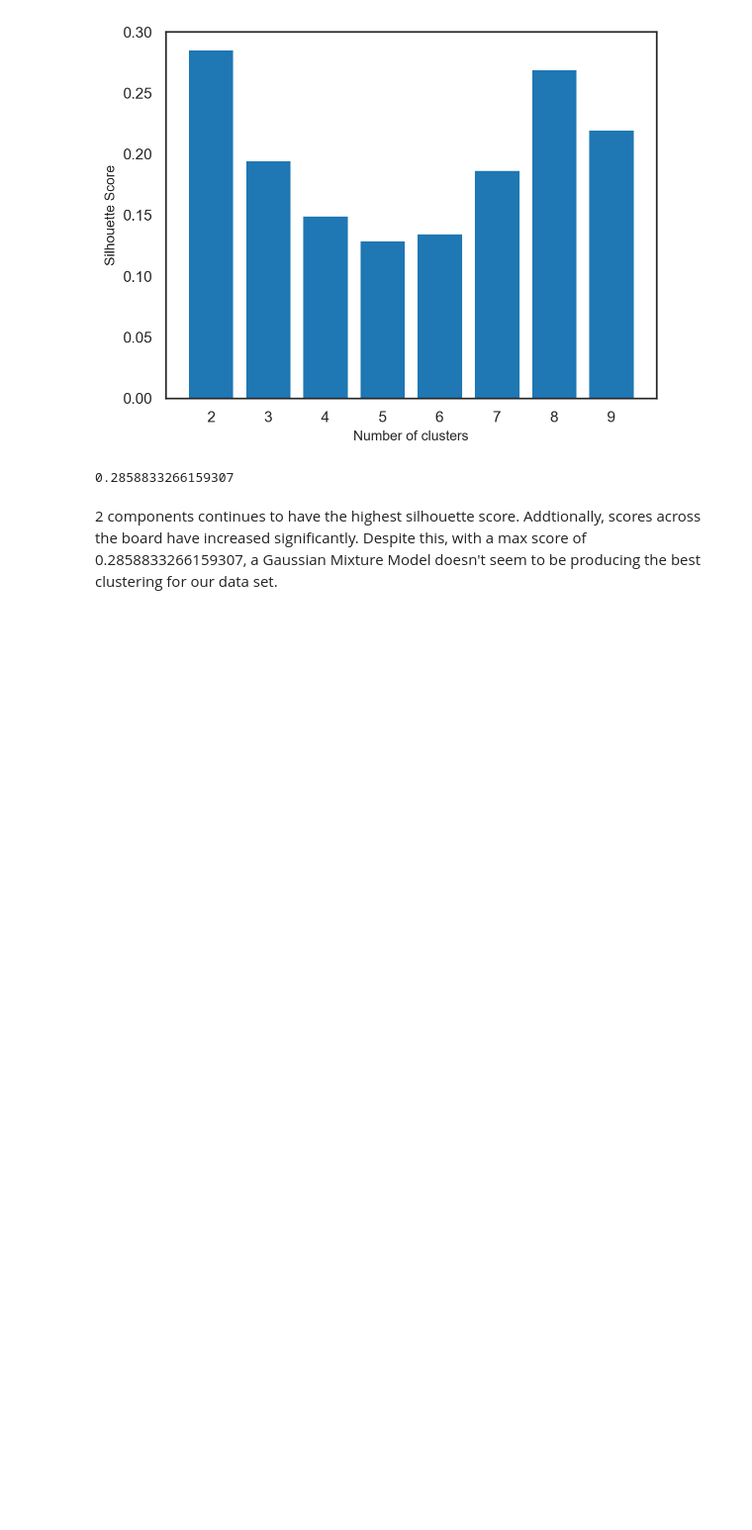
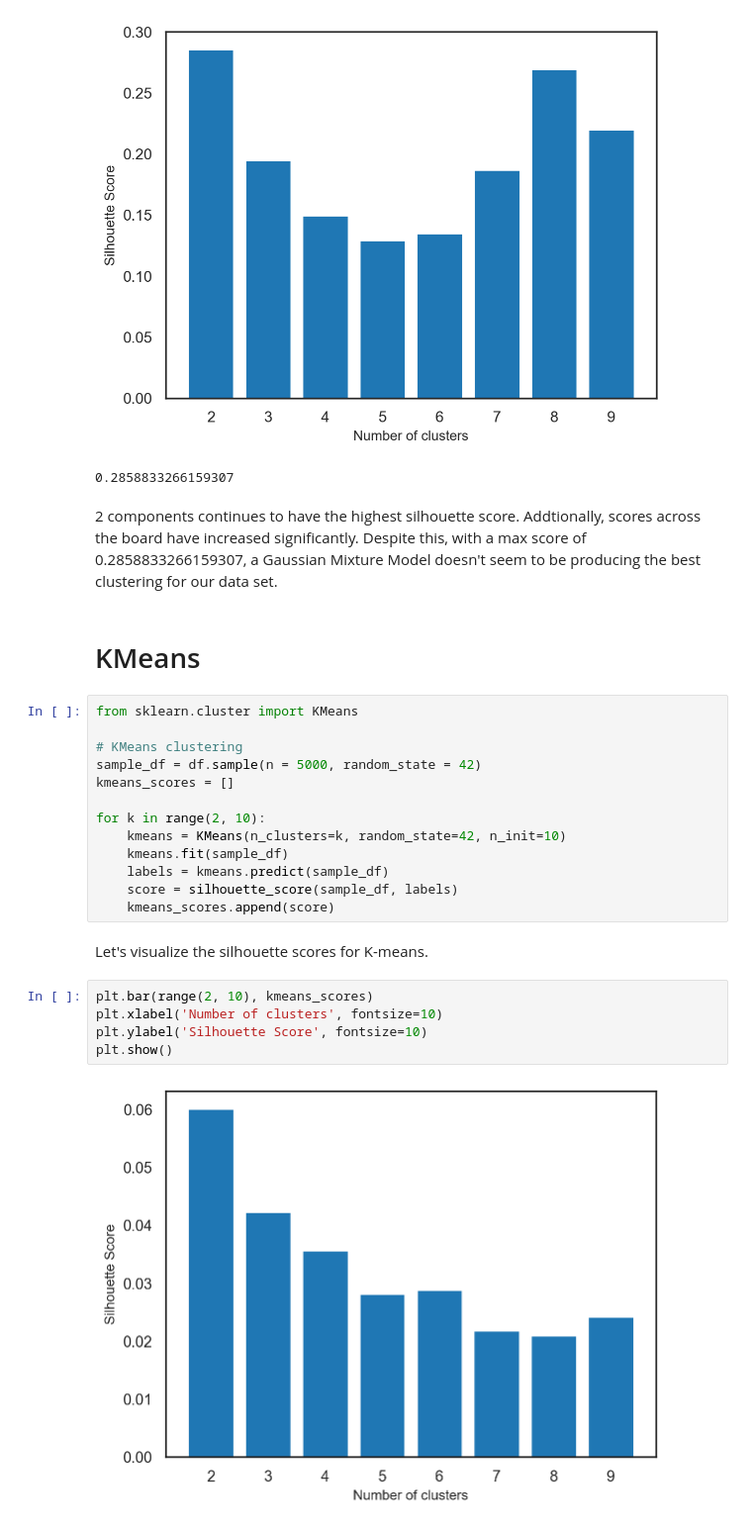
Before and after one commit to sprestrelski/heart-disease-prediction, a Jupyter notebook: Models.ipynb, the cells around one changed output. Shown at 99% size. Saved outputs shown, nothing was run; the diff lists cells and outputs as text; blank space fills up the shorter version.

Commit message:
KMeans Clustering

```diff
--- a/Models.ipynb
+++ b/Models.ipynb
@@ -317,3 +317,27 @@ print(gmm_scores[0])
 0.2858833266159307
 # %% [markdown]
 2 components continues to have the highest silhouette score. Addtionally, scores across the board have increased significantly. Despite this, with a max score of 0.2858833266159307, a Gaussian Mixture Model doesn't seem to be producing the best clustering for our data set.
+# %% [markdown]
+# KMeans
+# %%
+from sklearn.cluster import KMeans
+
+# KMeans clustering
+sample_df = df.sample(n = 5000, random_state = 42)
+kmeans_scores = []
+
+for k in range(2, 10):
+    kmeans = KMeans(n_clusters=k, random_state=42, n_init=10)
+    kmeans.fit(sample_df)
+    labels = kmeans.predict(sample_df)
+    score = silhouette_score(sample_df, labels)
+    kmeans_scores.append(score)
+# %% [markdown]
+Let's visualize the silhouette scores for K-means.
+# %%
+plt.bar(range(2, 10), kmeans_scores)
+plt.xlabel('Number of clusters', fontsize=10)
+plt.ylabel('Silhouette Score', fontsize=10)
+plt.show()
+# %% [output]
+[figure, added]
```
Also changed, not shown: parts of 5 cells of this notebook.
